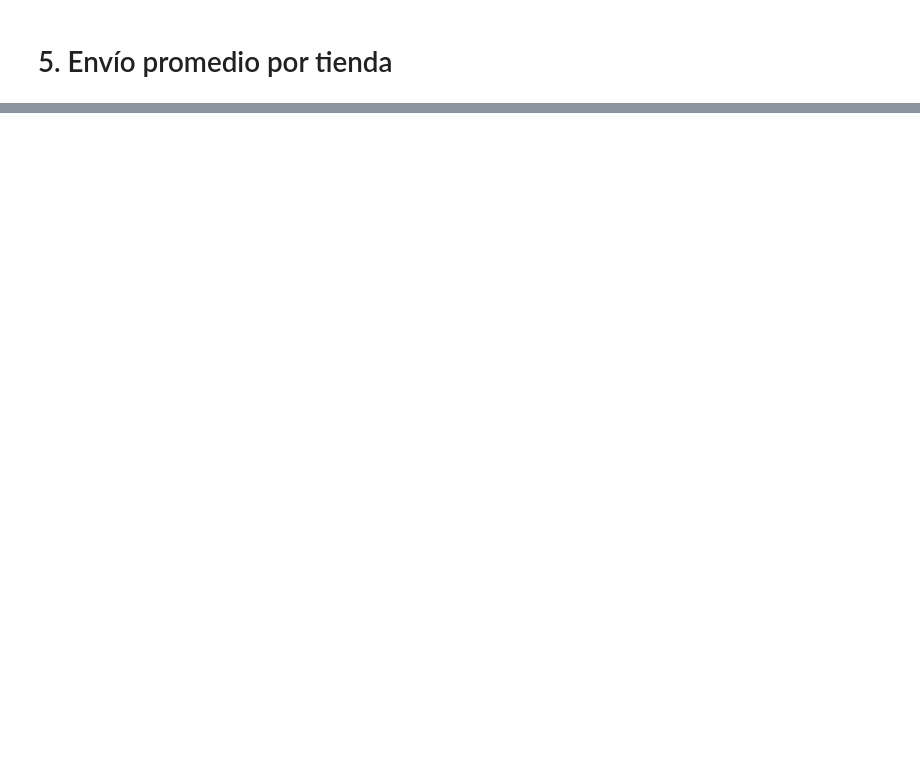
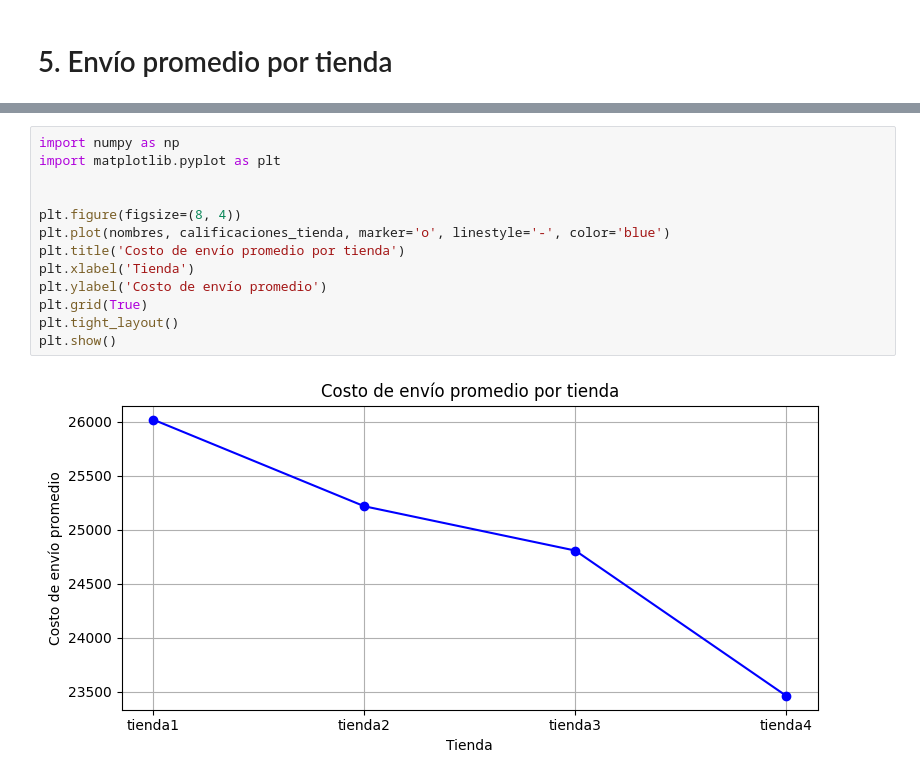
Before and after one commit to gargolos/store, a Jupyter notebook: AluraStoreLatam.ipynb, the cells around one changed output, grey strips where cells are left out. Saved outputs shown, nothing was run; the diff lists cells and outputs as text; blank space fills up the shorter version.

```diff
--- a/AluraStoreLatam.ipynb
+++ b/AluraStoreLatam.ipynb
@@ -134,0 +245,15 @@ La tienda3 fue la que mas tuvó una mejor calificacion 4.048
+# %%
+import numpy as np
+import matplotlib.pyplot as plt
+
+
+plt.figure(figsize=(8, 4))
+plt.plot(nombres, calificaciones_tienda, marker='o', linestyle='-', color='blue')
+plt.title('Costo de envío promedio por tienda')
+plt.xlabel('Tienda')
+plt.ylabel('Costo de envío promedio')
+plt.grid(True)
+plt.tight_layout()
+plt.show()
+# %% [output]
+[figure, added]
```
Also changed, not shown: parts of 7 cells of this notebook.
